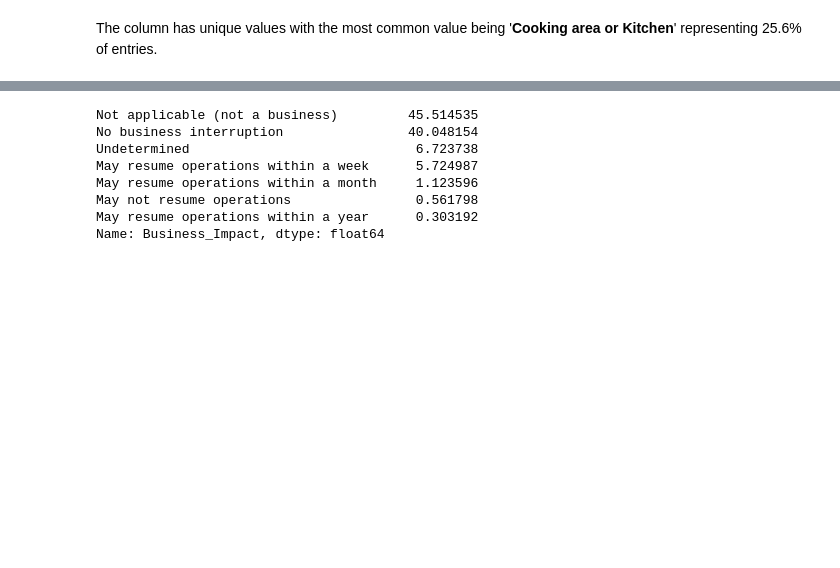
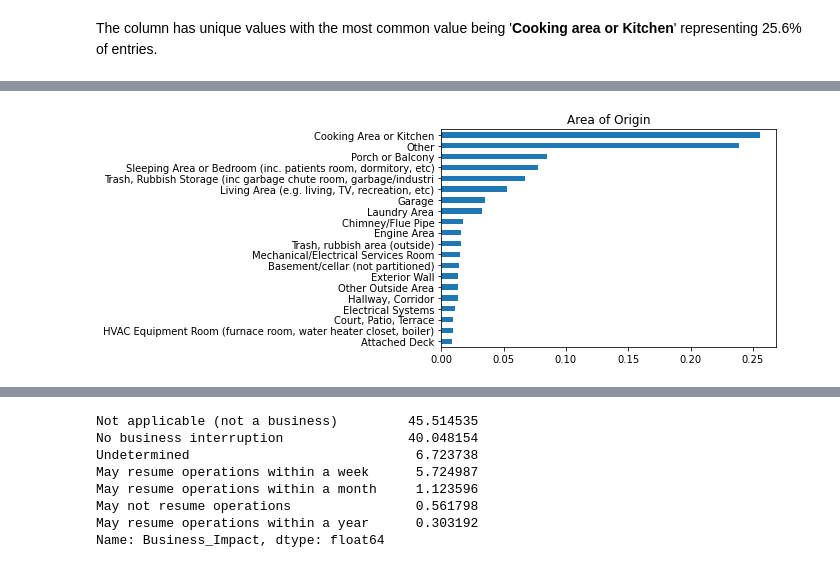
Before and after one commit to singhmansi25/EDA-Project-2022, a Jupyter notebook: EDA_Project_Fire_Incidents.ipynb, the cells around one changed output, grey strips where cells are left out. Drawn from its saved outputs; the diff is of its cells as text; code cells hidden in the pictures; blank space fills up the shorter version.

```diff
--- a/EDA_Project_Fire_Incidents.ipynb
+++ b/EDA_Project_Fire_Incidents.ipynb
@@ -304,0 +329,26 @@ The column has unique values with the most common value being '**Cooking area or
+# %%
+keep_origin = ['Cooking Area or Kitchen',
+              'Porch or Balcony',
+              'Sleeping Area or Bedroom (inc. patients room, dormitory, etc)',
+              'Trash, Rubbish Storage (inc garbage chute room, garbage/industri',
+              'Living Area (e.g. living, TV, recreation, etc)',
+              'Garage',
+              'Laundry Area',
+              'Washroom or Bathroom (toilet,restroom/locker room)'
+              'Roof',
+              'Chimney/Flue Pipe',
+              'Engine Area',
+              'Trash, rubbish area (outside)',
+              'Mechanical/Electrical Services Room',
+              'Basement/cellar (not partitioned)',
+              'Exterior Wall',
+              'Other Outside Area',
+              'Hallway, Corridor',
+              'Electrical Systems',
+              'HVAC Equipment Room (furnace room, water heater closet, boiler)',
+              'Court, Patio, Terrace',
+              'Attached Deck']
+# %%
+for i in fire_df['Area_of_Origin']:
+    if i not in keep_origin:
+        fire_df['Area_of_Origin'] = np.where((fire_df.Area_of_Origin == i), 'Other', fire_df.Area_of_Origin)
@@ -304,0 +377,6 @@ The column has unique values with the most common value being '**Cooking area or
+# %%
+plt.title('Area of Origin')
+fire_df['Area_of_Origin'].value_counts( normalize=True, ascending=True).plot(kind='barh')
+plt.show()
+# %% [output]
+[figure, added]
```
Also changed, not shown: parts of 71 cells of this notebook.
